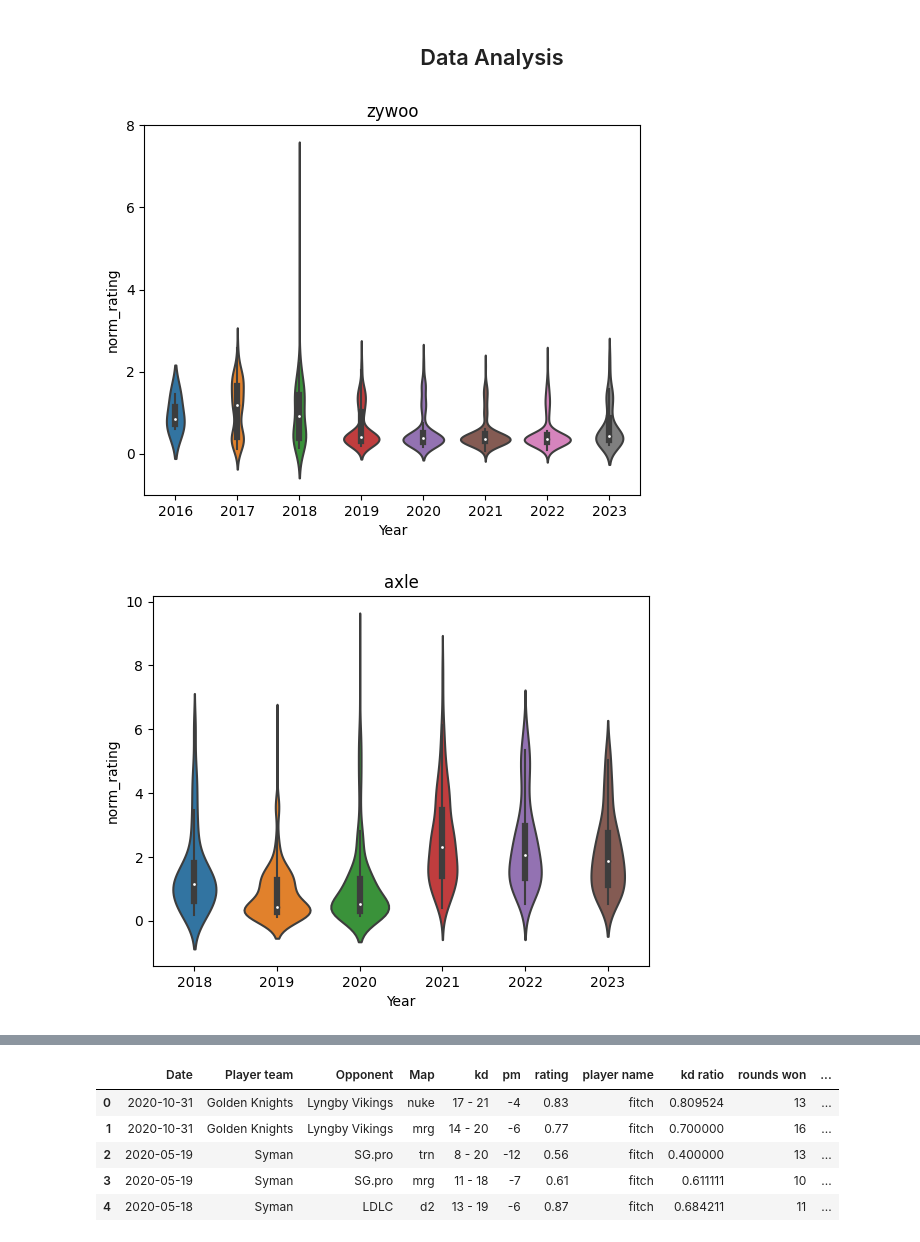
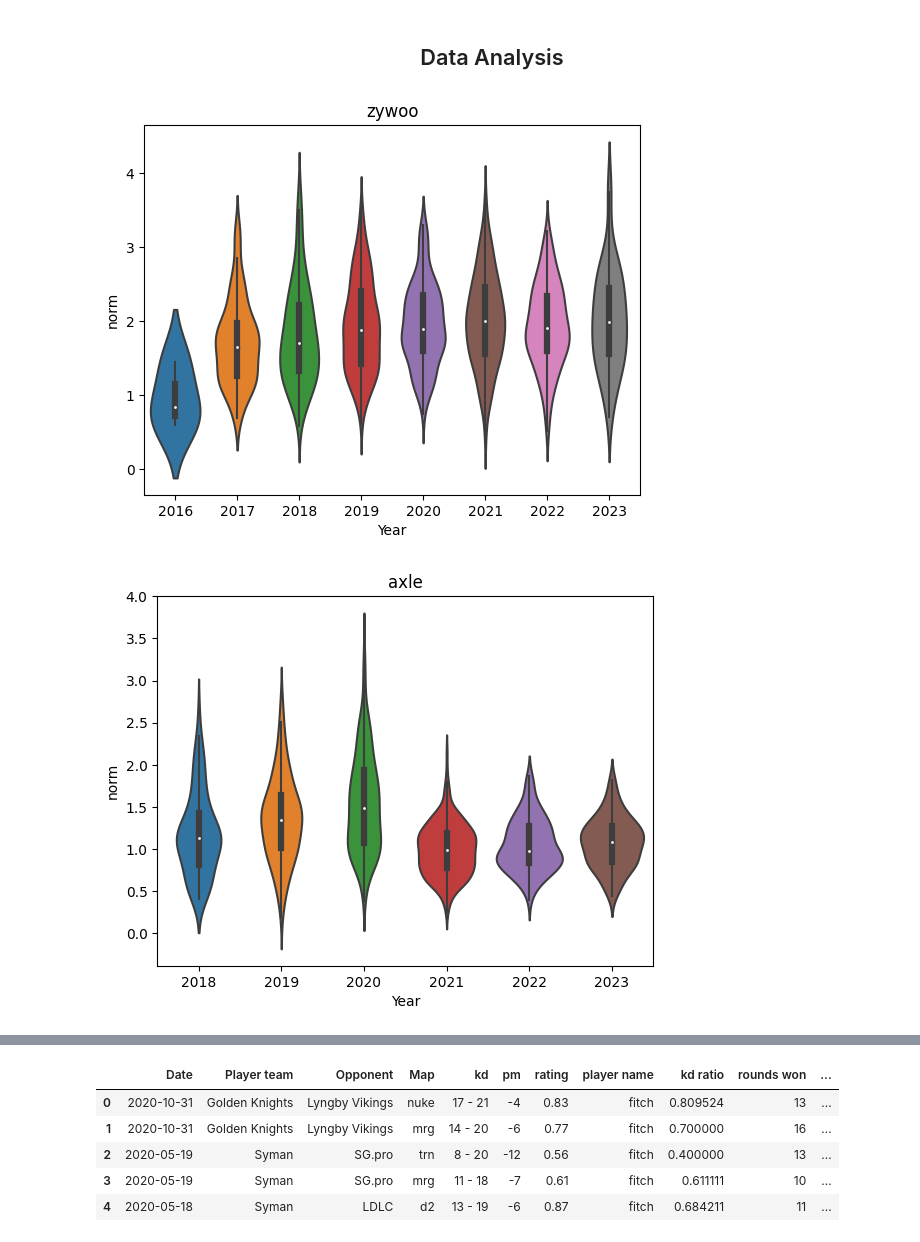
Before and after one commit to condulences/condulences.github.io, a Jupyter notebook: final_mark.ipynb, the cells around one changed output, grey strips where cells are left out. Drawn from its saved outputs; the diff is of its cells as text; code cells hidden in the pictures.

Commit message:
normalize and plot violins

```diff
--- a/final_mark.ipynb
+++ b/final_mark.ipynb
@@ -165,7 +166,9 @@ def normalize_rating(game):
     diff = player_team - opp_team
     return game['rating'] * math.sqrt(math.log(abs(diff) + 10, 10)) ** (1 if diff >= 0 else -1)
 
-print(len(df))
-df[['Date', 'Player team', 'Opponent', 'rating']].apply(normalize_rating, axis=1)
-df.head()
+
+focus_players = ('zywoo','axle','karrigan','glave','teses','perfecto','smple','cerq')
+sub_df = df[(df['player name'].apply(lambda x: x in focus_players))].reset_index()
+sub_df['norm'] = sub_df[['Date', 'Player team', 'Opponent', 'rating']].apply(normalize_rating, axis=1)
+sub_df.head()
 # %% [output]
@@ -225,11 +221,10 @@ df.head()
 ## <center> Data Analysis
 # %%
 df['Year'] = df['Date'].apply(lambda x: x.year)
-focus_players = ('zywoo','axle','karrigan','glave','teses','perfecto','smple','cerq')
 for player in focus_players:
     plt.figure()
-    sns.violinplot(df[(df['player name'] == player)], x='Year', y='norm_rating')
+    sns.violinplot(sub_df[(sub_df['player name'] == player)], x='Year', y='norm')
     plt.title(player)
 # %% [output]
-[figure, old version]
+[figure, new version]
-[figure, old version]
+[figure, new version]
```
Also changed, not shown: parts of 3 cells of this notebook, 1 other file.
